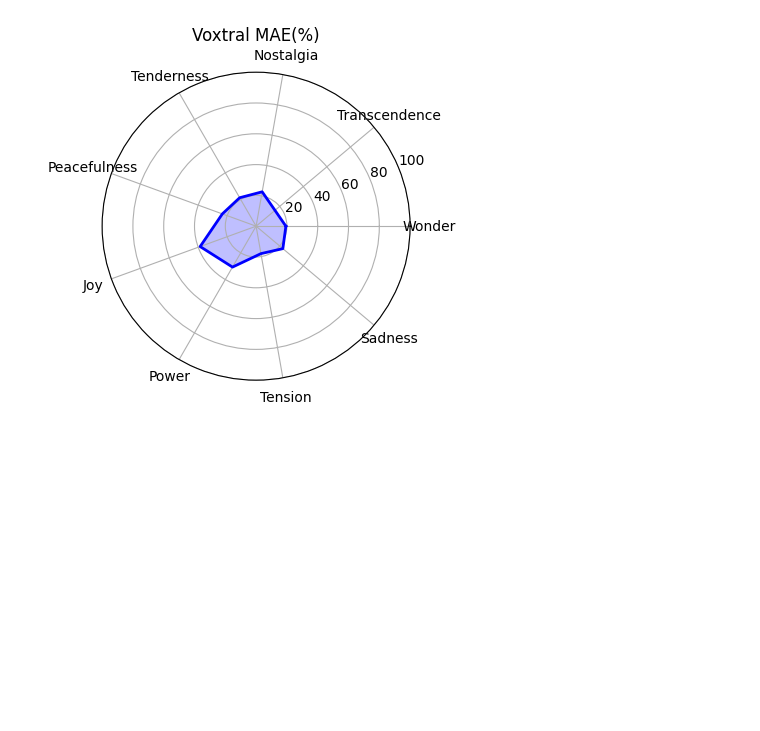
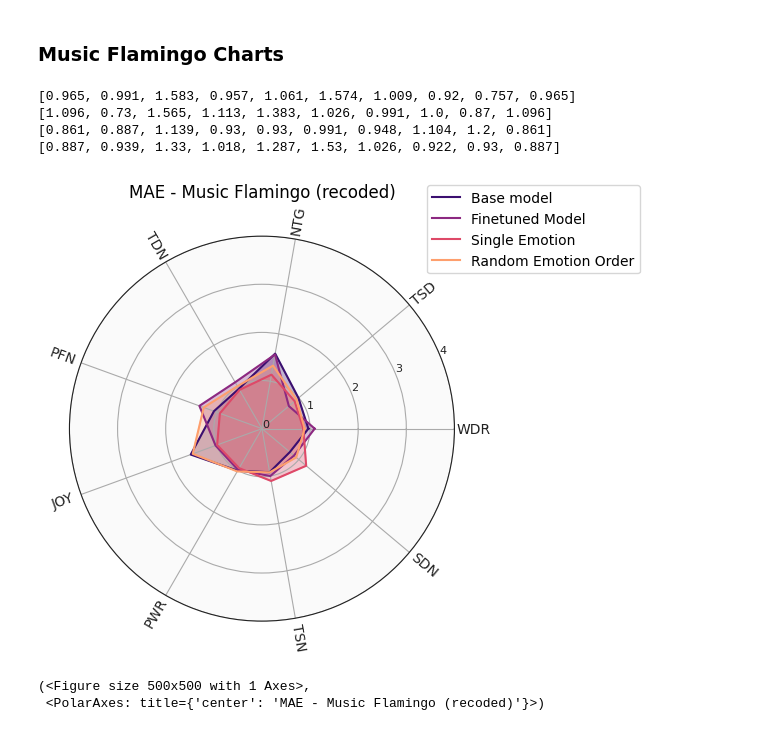
Before and after one commit to Squidez/MJF-GEMS-Annotations, a Jupyter notebook: Utils/result_analysis.ipynb, the cells around one changed output. Saved outputs shown, nothing was run; the diff lists cells and outputs as text; code cells hidden in the pictures; blank space fills up the shorter version.

```diff
--- a/Utils/result_analysis.ipynb
+++ b/Utils/result_analysis.ipynb
@@ -99,0 +128,3 @@ voxtral_emma
+# %%
+mf_base_metrics = compute_metrics(MF_base_df)
+mf_base_metrics
@@ -99,0 +154,3 @@ voxtral_emma
+# %%
+mf_random_metrics = compute_metrics(MF_base_random)
+mf_random_metrics
@@ -99,0 +163,3 @@ voxtral_emma
+# %%
+mf_single_emo_metrics = compute_metrics(MF_base_single)
+mf_single_emo_metrics
@@ -99,0 +172,3 @@ voxtral_emma
+# %%
+mf_finetuned_metrics = compute_metrics(MF_finetuned_df)
+mf_finetuned_metrics
@@ -172,36 +319,14 @@ plt.show()
-# %%
-# data
-labels = emotions_col
-values = voxtral_emma
-
-# Number of variables
-num_vars = len(labels)
-
-# Compute angle of each axis in the plot (in radians)
-angles = np.linspace(0, 2 * np.pi, num_vars, endpoint=False).tolist()
-
-# The plot is circular, so we need to "complete the loop"
-values += values[:1]
-angles += angles[:1]
-
-# Create the figure
-fig, ax = plt.subplots(figsize=(4, 4), subplot_kw=dict(polar=True))
-
-# Draw the outline of the radar chart
-ax.plot(angles, values, color='blue', linewidth=2, linestyle='solid')
-ax.fill(angles, values, color='blue', alpha=0.25)
-
-# Set the labels for each axis
-ax.set_xticks(angles[:-1])
-ax.set_xticklabels(labels)
-
-# Optional: set the range for radial axis
-ax.set_ylim(0, 100)
-
-# Add a title
-ax.set_title("Voxtral MAE(%)", size=12, position=(0.5, 1.1))
-
-# Show the plot
-plt.show()
-# %% [output]
-[figure, removed]
+# %% [markdown]
+### Music Flamingo Charts
+# %%
+mf_metrics = [mf_base_metrics[0]['mae'], mf_finetuned_metrics[0]['mae'], mf_single_emo_metrics[0]['mae'], mf_random_metrics[0]['mae']]
+mf_legends = ['Base model', 'Finetuned Model', 'Single Emotion', 'Random Emotion Order']
+emo_radar_charts(mf_metrics, mf_legends, title = 'MAE - Music Flamingo (recoded)', max_tick=4)
+# %% [output]
+[0.965, 0.991, 1.583, 0.957, 1.061, 1.574, 1.009, 0.92, 0.757, 0.965]
+[1.096, 0.73, 1.565, 1.113, 1.383, 1.026, 0.991, 1.0, 0.87, 1.096]
+[0.861, 0.887, 1.139, 0.93, 0.93, 0.991, 0.948, 1.104, 1.2, 0.861]
+[0.887, 0.939, 1.33, 1.018, 1.287, 1.53, 1.026, 0.922, 0.93, 0.887]
+[figure, added]
+(<Figure size 500x500 with 1 Axes>,
+ <PolarAxes: title={'center': 'MAE - Music Flamingo (recoded)'}>)
```
Also changed, not shown: parts of 40 cells of this notebook, 23 other files.
